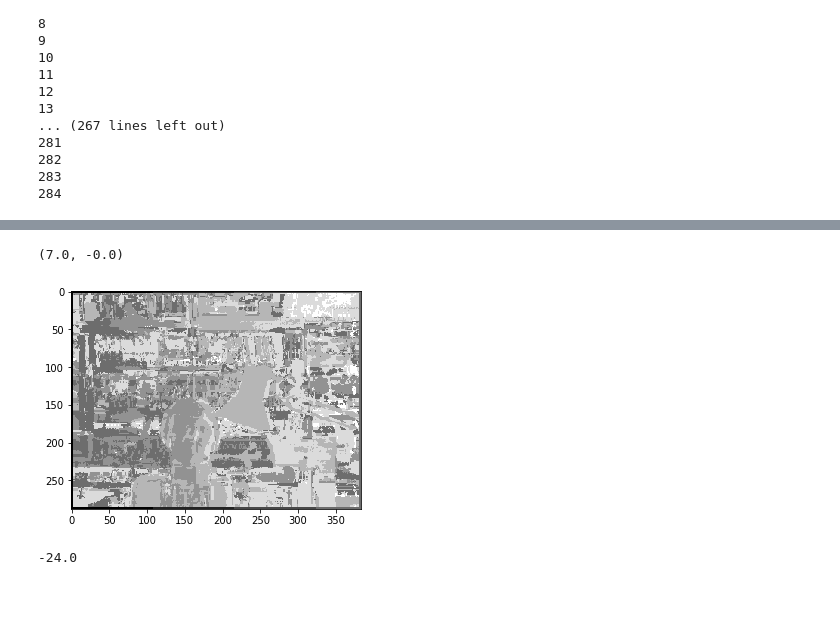
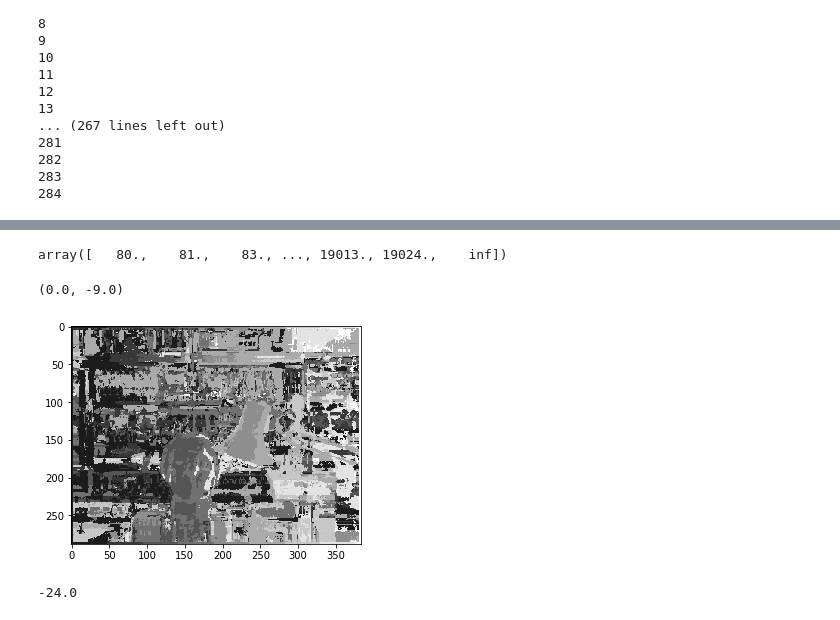
Before and after one commit to Magikis/Stereo-Vision-MRF, a Jupyter notebook: michal.ipynb, the cells around one changed output, grey strips where cells are left out. Cells and saved outputs as stored; diff of their text form; code cells hidden in the pictures.

```diff
--- a/michal.ipynb
+++ b/michal.ipynb
@@ -92,23 +83,19 @@ disparity = img_left.shape[1]
 blocksize = 5
 padd = int(blocksize / 2)
 img_depth = np.zeros(img_left.shape)
+img_depth_pbb = np.ones((*img_left.shape, img_left.shape[1])) * float("inf")
 for y in range(padd, img_left.shape[0] - padd - 1):
     print(y)
     for x in range(padd, img_left.shape[1] - padd - 1):
         y_slice = slice(y - padd, y + padd + 1)
         block_left = img_left[y_slice, x - padd: x + padd + 1,...]
         res = np.ones(img_left.shape[1]) * float("inf")
+        for k in range(max(padd, x - disparity), min(img_left.shape[1]- padd - 1, x + disparity)):
+            block_right = img_right[y_slice, k - padd: k + padd + 1,...]
+            res[k] = np.sum(np.abs(block_left - block_right))
 
-        for k in range(max(padd, x - disparity), min(img_left.shape[1]- padd - 1, x + disparity)):
-
-            block_right = img_right[y_slice, k - padd: k + padd + 1,...]
-
-            res[k] = np.sum(np.abs(block_left - block_right))
-#             res[k] = block_left - block_right
-#         print(res)
-        img_depth[y,x] = np.argmin(res) + disparity - x
-#         if not x % blocksize and x >= blocksize:
-#             img_depth[y,x-blocksize:x] = np.mean(img_depth[y,x-blocksize:x]).astype(int)
+        img_depth[y,x] = np.argmin(res) - x
+        img_depth_pbb[y,x,:] = res.copy()
 # %% [output]
 2
 3
@@ -134,14 +130,18 @@ TypeError: write() argument must be str, not bytes
+# %%
+np.unique(img_depth_pbb)
+# %% [output]
+array([   80.,    81.,    83., ..., 19013., 19024.,    inf])
 # %%
-imd = img_depth[...,0].copy()
+imd = img_depth[...,0].copy() + np.min(img_depth)
 imd += (np.arange(img_left.shape[1]))
-imd //= (760//7)
+imd //= (760//16)
 # imd -= disparity
 plt.imshow(imd, cmap='gray')
 
 np.max(imd), np.min(imd)
 # %% [output]
-(7.0, -0.0)
+(0.0, -9.0)
-[figure, old version]
+[figure, new version]
 # %%
 img = ((img_depth)*256/16).astype(int)
 # show_image(np.stack([img_left[...,0],img_left[...,1], img], axis=-1), 3)
```
Also changed, not shown: parts of 5 cells of this notebook, 5 other files.
